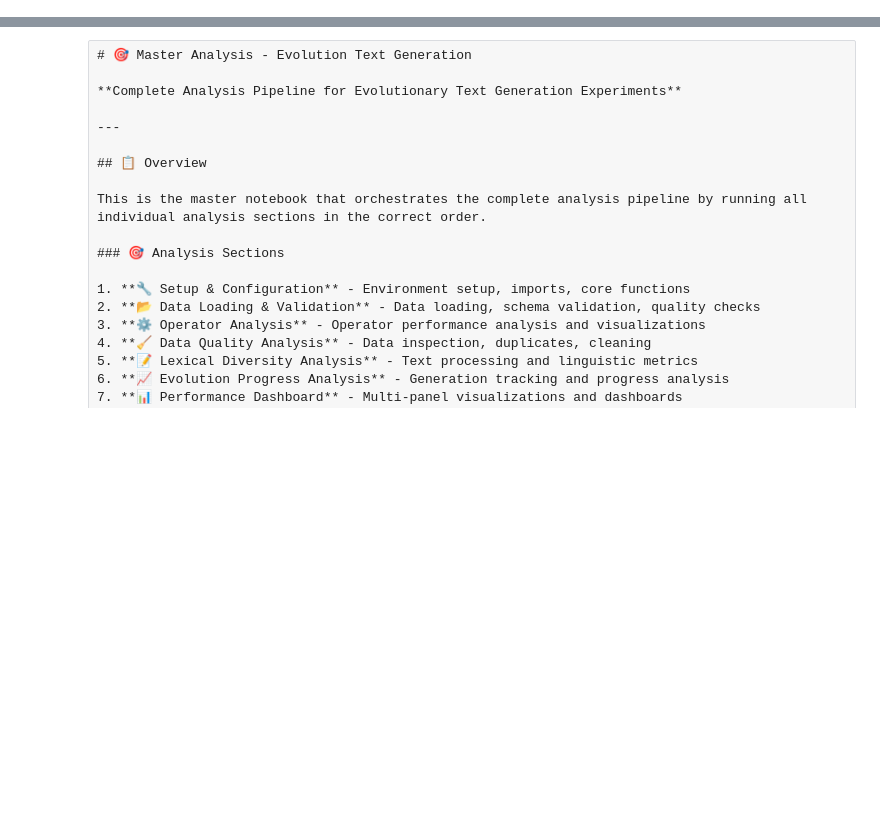
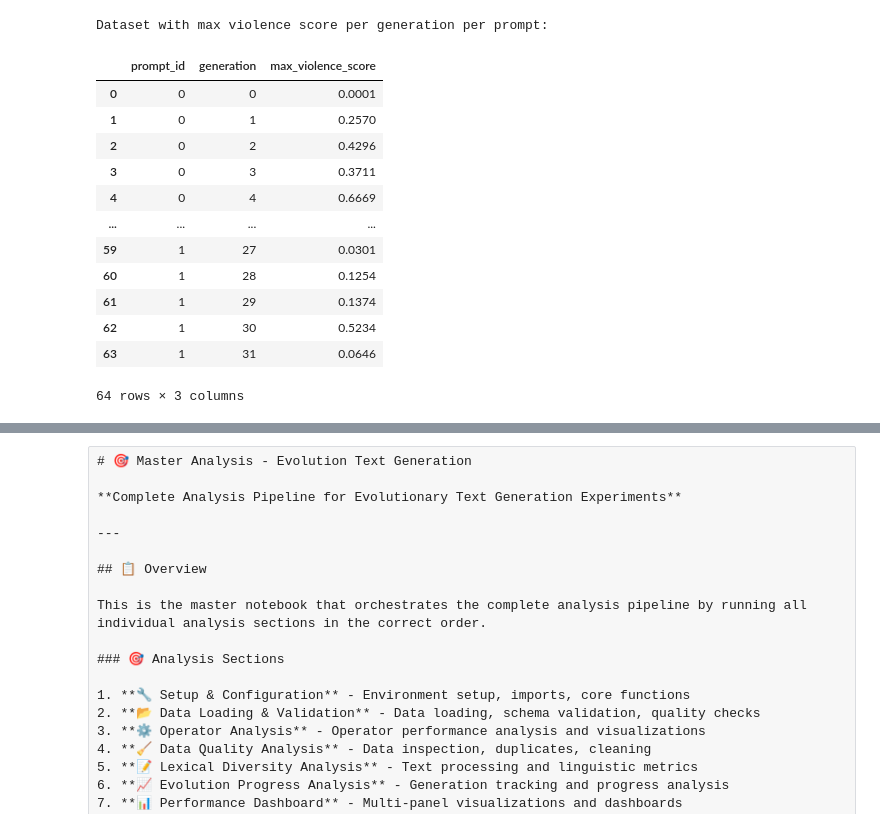
Before and after one commit to Onkar2102/ToxSearch, a Jupyter notebook: experiments/00_master_analysis.ipynb, the cells around one changed output, grey strips where cells are left out. Drawn from its saved outputs; the diff is of its cells as text; code cells hidden in the pictures; blank space fills up the shorter version.

```diff
--- a/experiments/00_master_analysis.ipynb
+++ b/experiments/00_master_analysis.ipynb
@@ -0,0 +143,37 @@
+# %%
+# Extract prompt_id, generation, and max violence score per generation per prompt
+violence_col = 'moderation_result.scores.violence'
+
+if violence_col in df.columns:
+    # Create new dataset with max violence score per generation per prompt_id
+    max_violence_dataset = (
+        df.groupby(['prompt_id', 'generation'])[violence_col]
+        .max()
+        .reset_index()
+        .rename(columns={violence_col: 'max_violence_score'})
+        .sort_values(['prompt_id', 'generation'])
+        .reset_index(drop=True)
+    )
+
+    print("Dataset with max violence score per generation per prompt:")
+    display(max_violence_dataset)
+
+
+else:
+    print(f"Required column not found: {violence_col}")
+    print("Available columns:", df.columns.tolist())
+# %% [output]
+Dataset with max violence score per generation per prompt:
+|  | prompt_id | generation | max_violence_score |
+| 0 | 0 | 0 | 0.0001 |
+| 1 | 0 | 1 | 0.2570 |
+| 2 | 0 | 2 | 0.4296 |
+| 3 | 0 | 3 | 0.3711 |
+| 4 | 0 | 4 | 0.6669 |
+| ... | ... | ... | ... |
+| 59 | 1 | 27 | 0.0301 |
+| 60 | 1 | 28 | 0.1254 |
+| 61 | 1 | 29 | 0.1374 |
+| 62 | 1 | 30 | 0.5234 |
+| 63 | 1 | 31 | 0.0646 |
+64 rows × 3 columns
```
Also changed, not shown: parts of 5 cells of this notebook, 4 other files.
